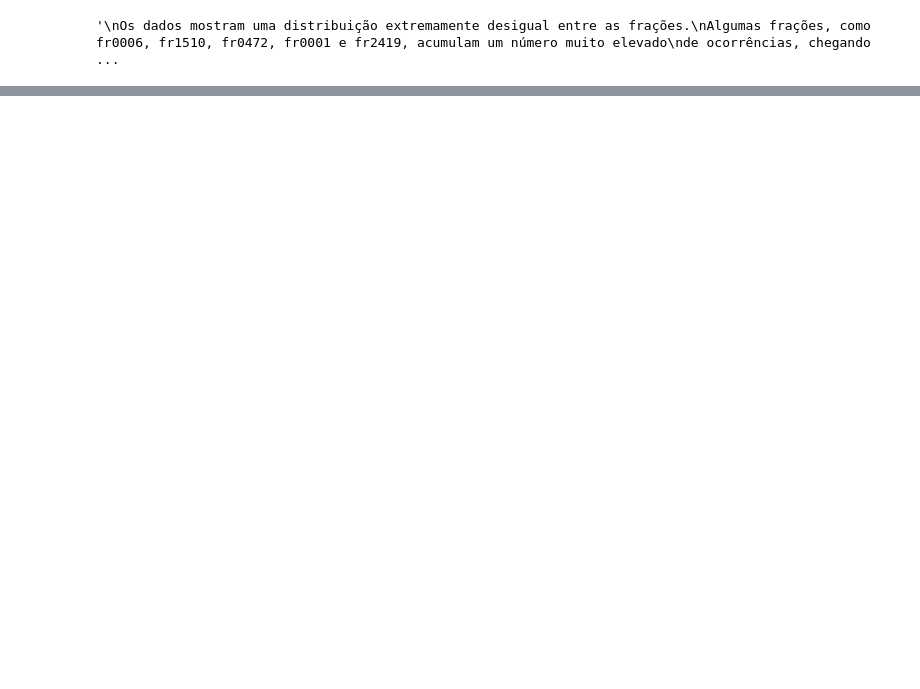
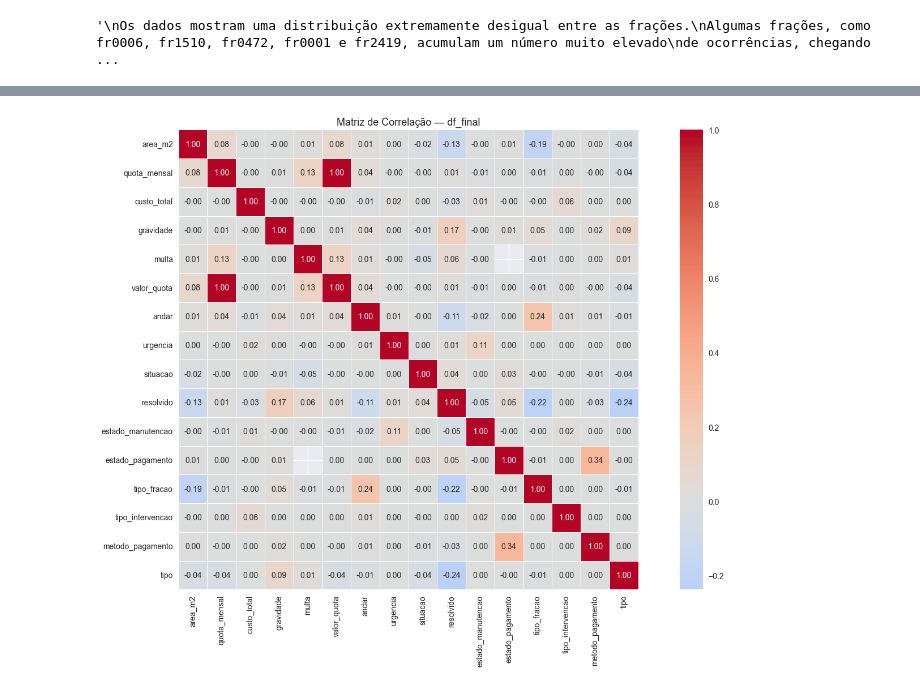
Before and after one commit to andrezenhaf3/GRUPO_1_IA, a Jupyter notebook: pl01_grupo1.ipynb, the cells around one changed output, grey strips where cells are left out. Saved outputs shown, nothing was run; the diff lists cells and outputs as text; code cells hidden in the pictures; blank space fills up the shorter version.

```diff
--- a/pl01_grupo1.ipynb
+++ b/pl01_grupo1.ipynb
@@ -1,5 +1,10 @@
 # %%
 import pandas as pd
+import matplotlib.pyplot as plt
+import seaborn as sns
+
+plt.style.use('seaborn-v0_8')
+plt.rcParams['figure.figsize'] = (15, 10)
 # %% [markdown]
 ## Importar os datasets
 # %%
@@ -1769,0 +1822,42 @@ claro: uma minoria de frações concentra a maioria das ocorrências, enquanto a
+# %%
+
+
+# Apenas colunas numéricas + categóricas ordinais codificadas
+df_corr = df_final[['area_m2', 'quota_mensal', 'custo_total', 'gravidade', 'multa', 'valor_quota', 'andar']].copy()
+
+ordem_urgencia       = {'baixa': 1, 'média': 2, 'alta': 3, 'crítica': 4}
+ordem_situacao       = {'vazia': 1, 'arrendada': 2, 'ocupada': 3}
+ordem_resolvido      = {'não': 0, 'sim': 1}
+ordem_est_manut      = {'pendente': 1, 'em curso': 2, 'concluído': 3}
+ordem_est_pagamento  = {'pendente': 1, 'pago': 2, 'atrasado': 3}
+
+df_corr['urgencia']         = df_final['urgencia'].map(ordem_urgencia)
+df_corr['situacao']         = df_final['situacao'].map(ordem_situacao)
+df_corr['resolvido']        = df_final['resolvido'].map(ordem_resolvido)
+df_corr['estado_manutencao'] = df_final['estado_manutencao'].map(ordem_est_manut)
+df_corr['estado_pagamento']  = df_final['estado_pagamento'].map(ordem_est_pagamento)
+
+# Médias agrupadas por categoria nominal → 1 valor por coluna
+for col in ['tipo_fracao', 'tipo_intervencao', 'metodo_pagamento', 'tipo']:
+    if col in df_final.columns:
+        df_corr[col] = df_final.groupby(df_final[col].astype(str))['gravidade'].transform('mean')
+
+matriz_corr = df_corr.corr().round(3)
+
+plt.figure()
+sns.heatmap(
+    matriz_corr,
+    annot=True,
+    fmt='.2f',
+    cmap='coolwarm',
+    center=0,
+    linewidths=0.5,
+    annot_kws={'size': 10},
+    square=True
+)
+plt.title('Matriz de Correlação — df_final', fontsize=13)
+plt.tight_layout()
+plt.savefig('heatmap_correlacao.png', dpi=150)
+plt.show()
+# %% [output]
+[figure, added]
```
Also changed, not shown: parts of 36 cells of this notebook.
